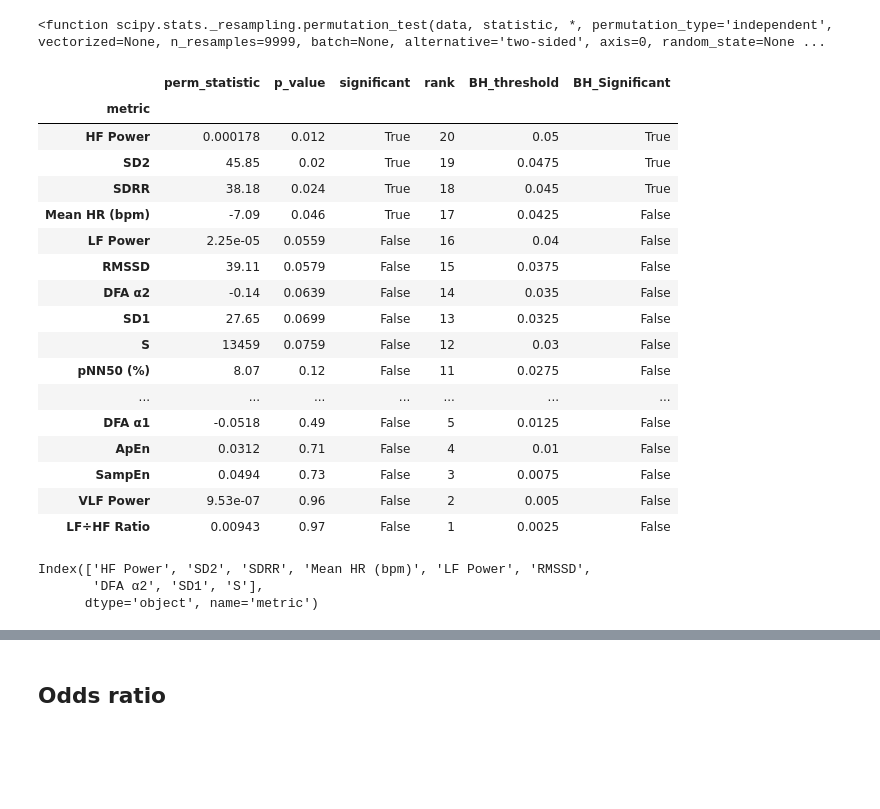
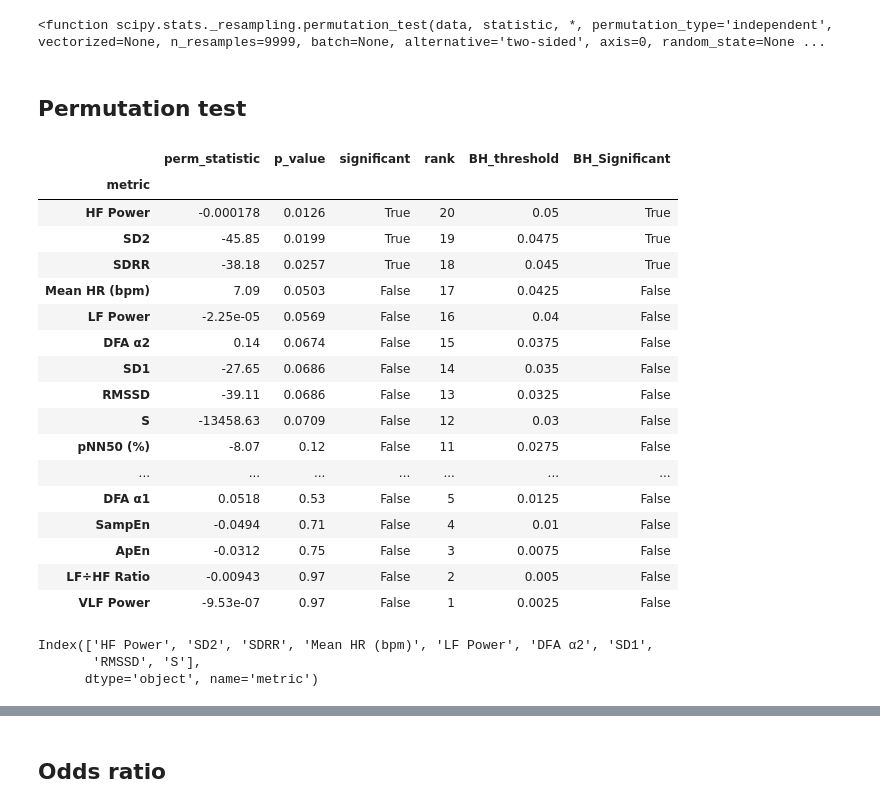
Before and after one commit to ad-aspera/HRV-EDA, a Jupyter notebook: median_approach.ipynb, the cells around one changed output, grey strips where cells are left out. Drawn from its saved outputs; the diff is of its cells as text; code cells hidden in the pictures; blank space fills up the shorter version.

```diff
--- a/median_approach.ipynb
+++ b/median_approach.ipynb
@@ -92,7 +112,7 @@ result[result['p_value'] < 0.1].index
 Index([0, 1, 2, 3, 4, 5, 6, 7, 8], dtype='int64')
 # %%
 for i, row in result.iterrows():
-    if row['p_value']<0.1:
+    if row['p_value'] < 0.1 or (row['metric'] == 'ApEn'):
         title = f"{row['metric']} (p={row['p_value']:.3f}; Benjamini-Hochberg Threshold: {row['BH_threshold']:.3f})"
         plt.figure(figsize=(8, 2))
         plt.title(title)
@@ -226,53 +247,55 @@ for i, row in result.iterrows():
 stats.permutation_test
 # %% [output]
 <function scipy.stats._resampling.permutation_test(data, statistic, *, permutation_type='independent', vectorized=None, n_resamples=9999, batch=None, alternative='two-sided', axis=0, random_state=None ...
+# %% [markdown]
+## Permutation test
 # %%
 importlib.reload(CMT)
 import numpy as np
 from copy import deepcopy
 
 test = CMT.CorrectedMultivariableTest(
     data=median_melted,
     group_col='metric',
     value_col='value',
     cat_col='DPN',
-    cat_val_1=False,
-    cat_val_2=True
+    cat_val_1=True,
+    cat_val_2=False
 )
 
 def statistic(x, y, axis):
     return np.mean(x, axis=axis) - np.mean(y, axis=axis)
 
-result = test.permutation_test(statistic, n_permutations=1000)
+result = test.permutation_test(statistic, n_permutations=100000)
 
 result.sort_values('p_value', inplace=True)
 to_print = deepcopy(result)
 to_print.drop(columns=["distribution"], inplace=True)
 display(to_print)
 # %% [output]
 |  | perm_statistic | p_value | significant | rank | BH_threshold | BH_Significant |
 | metric |  |  |  |  |  |  |
-| HF Power | 0.000178 | 0.012 | True | 20 | 0.05 | True |
-| SD2 | 45.85 | 0.02 | True | 19 | 0.0475 | True |
-| SDRR | 38.18 | 0.024 | True | 18 | 0.045 | True |
-| Mean HR (bpm) | -7.09 | 0.046 | True | 17 | 0.0425 | False |
-| LF Power | 2.25e-05 | 0.0559 | False | 16 | 0.04 | False |
-| RMSSD | 39.11 | 0.0579 | False | 15 | 0.0375 | False |
-| DFA α2 | -0.14 | 0.0639 | False | 14 | 0.035 | False |
-| SD1 | 27.65 | 0.0699 | False | 13 | 0.0325 | False |
-| S | 13459 | 0.0759 | False | 12 | 0.03 | False |
-| pNN50 (%) | 8.07 | 0.12 | False | 11 | 0.0275 | False |
+| HF Power | -0.000178 | 0.0126 | True | 20 | 0.05 | True |
+| SD2 | -45.85 | 0.0199 | True | 19 | 0.0475 | True |
+| SDRR | -38.18 | 0.0257 | True | 18 | 0.045 | True |
+| Mean HR (bpm) | 7.09 | 0.0503 | False | 17 | 0.0425 | False |
+| LF Power | -2.25e-05 | 0.0569 | False | 16 | 0.04 | False |
+| DFA α2 | 0.14 | 0.0674 | False | 15 | 0.0375 | False |
+| SD1 | -27.65 | 0.0686 | False | 14 | 0.035 | False |
+| RMSSD | -39.11 | 0.0686 | False | 13 | 0.0325 | False |
+| S | -13458.63 | 0.0709 | False | 12 | 0.03 | False |
+| pNN50 (%) | -8.07 | 0.12 | False | 11 | 0.0275 | False |
 | ... | ... | ... | ... | ... | ... | ... |
-| DFA α1 | -0.0518 | 0.49 | False | 5 | 0.0125 | False |
-| ApEn | 0.0312 | 0.71 | False | 4 | 0.01 | False |
-| SampEn | 0.0494 | 0.73 | False | 3 | 0.0075 | False |
-| VLF Power | 9.53e-07 | 0.96 | False | 2 | 0.005 | False |
-| LF÷HF Ratio | 0.00943 | 0.97 | False | 1 | 0.0025 | False |
+| DFA α1 | 0.0518 | 0.53 | False | 5 | 0.0125 | False |
+| SampEn | -0.0494 | 0.71 | False | 4 | 0.01 | False |
+| ApEn | -0.0312 | 0.75 | False | 3 | 0.0075 | False |
+| LF÷HF Ratio | -0.00943 | 0.97 | False | 2 | 0.005 | False |
+| VLF Power | -9.53e-07 | 0.97 | False | 1 | 0.0025 | False |
 # %%
 result[result.p_value<0.1].index
 # %% [output]
-Index(['HF Power', 'SD2', 'SDRR', 'Mean HR (bpm)', 'LF Power', 'RMSSD',
-       'DFA α2', 'SD1', 'S'],
+Index(['HF Power', 'SD2', 'SDRR', 'Mean HR (bpm)', 'LF Power', 'DFA α2', 'SD1',
+       'RMSSD', 'S'],
       dtype='object', name='metric')
 # %%
 result.tail(3)
```
Also changed, not shown: parts of 7 cells of this notebook, 15 other files.
